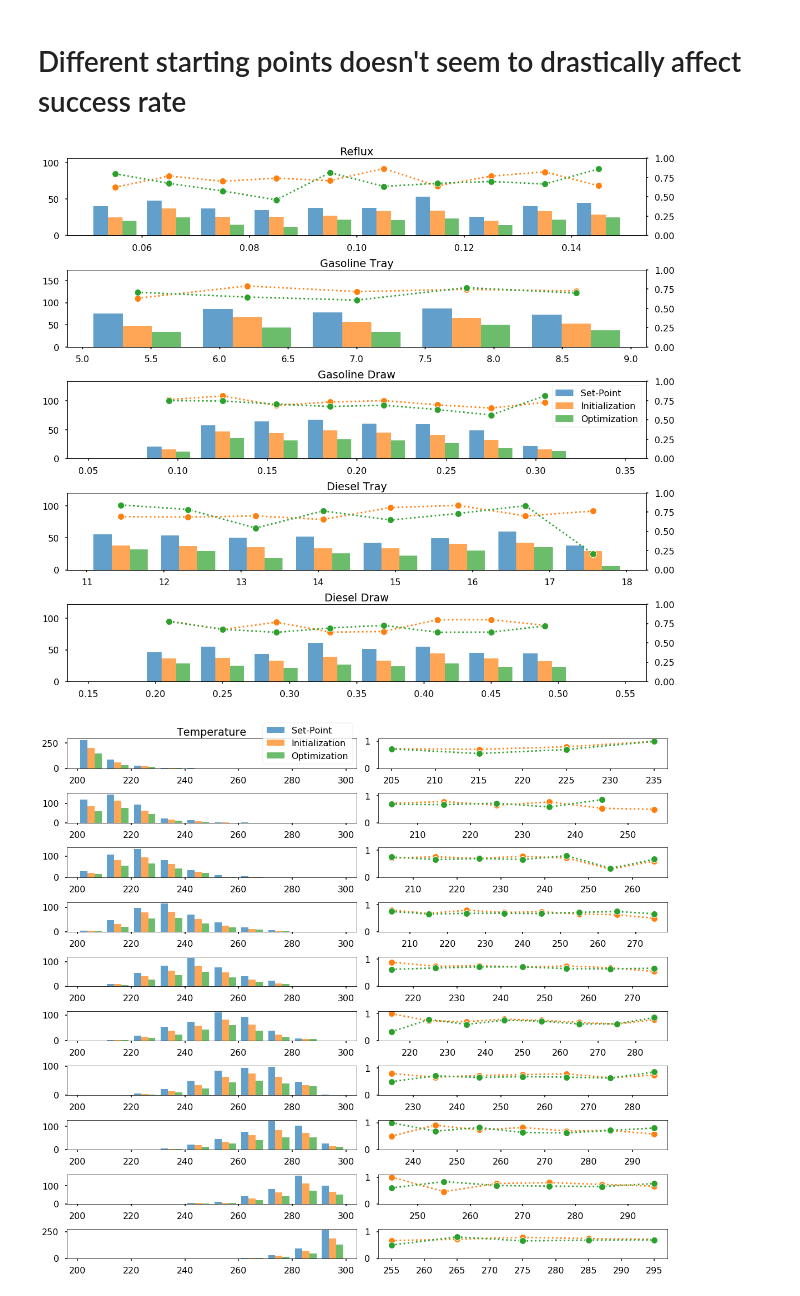
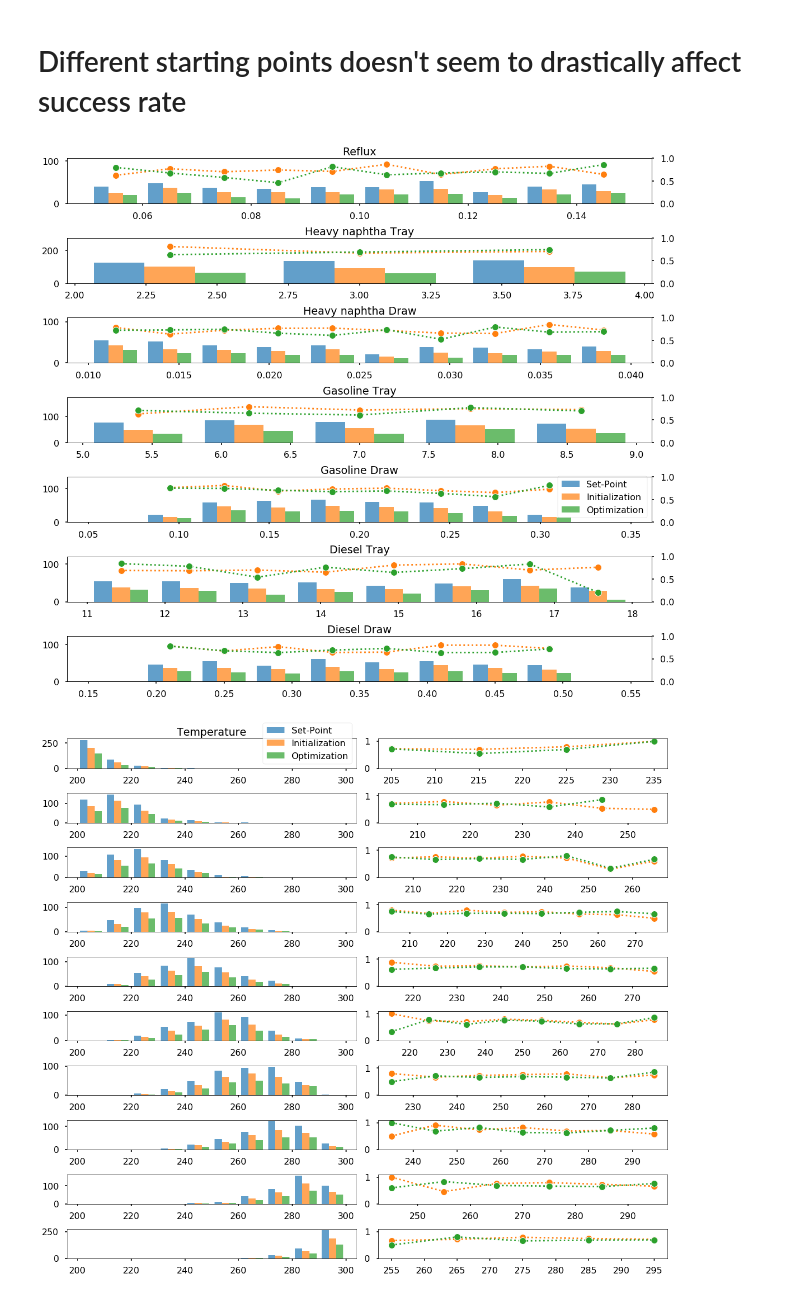
Before and after one commit to naienh/FT-Reactive-Distillation-Pyomo, a Jupyter notebook: showcase/3rd_level/Analysis.ipynb, the cells around one changed output. Drawn from its saved outputs; the diff is of its cells as text; code cells hidden in the pictures.

```diff
--- a/showcase/3rd_level/Analysis.ipynb
+++ b/showcase/3rd_level/Analysis.ipynb
@@ -91,42 +91,46 @@ sum(finished_optimization)
 # Different starting points doesn't seem to drastically affect success rate
 # %%
 reflux_ratio_all = np.array([random_states[i].rr_ratio for i in random_states if i in total_runs])
+intermediate_location_all = np.array([sorted(random_states[i].side_draw_flag.keys())[0] for i in random_states if i in total_runs])
+intermediate_draw_all = np.array([list(random_states[i].side_draw_flag.values())[0] for i in random_states if i in total_runs])
 gasoline_location_all = np.array([sorted(random_states[i].side_draw_flag.keys())[1] for i in random_states if i in total_runs])
 gasoline_draw_all = np.array([list(random_states[i].side_draw_flag.values())[1] for i in random_states if i in total_runs])
 diesel_location_all = np.array([sorted(random_states[i].side_draw_flag.keys())[2] for i in random_states if i in total_runs])
 diesel_draw_all = np.array([list(random_states[i].side_draw_flag.values())[2] for i in random_states if i in total_runs])
 
-fig, axs = plt.subplots(5,1,figsize=(16,14))
+fig, axs = plt.subplots(7,1,figsize=(16,14))
 
 tmp_dic = {0:(reflux_ratio_all,'Reflux',(0.05,0.15),10),
-          1:(gasoline_location_all,'Gasoline Tray',(5,9),5),
-          2:(gasoline_draw_all,'Gasoline Draw',(0.05,0.35),10),
-          3:(diesel_location_all,'Diesel Tray',(11,18),8),
-          4:(diesel_draw_all,'Diesel Draw',(0.15,0.55),10)}
+          1:(intermediate_location_all,'Heavy naphtha Tray',(2,4),3),
+          2:(intermediate_draw_all,'Heavy naphtha Draw',(0.01,0.04),10),
+          3:(gasoline_location_all,'Gasoline Tray',(5,9),5),
+          4:(gasoline_draw_all,'Gasoline Draw',(0.05,0.35),10),
+          5:(diesel_location_all,'Diesel Tray',(11,18),8),
+          6:(diesel_draw_all,'Diesel Draw',(0.15,0.55),10)}
 
-for j in range(5):
+for j in range(7):
     y, bins, patches = axs[j].hist((divide_data(tmp_dic[j][0])),bins=tmp_dic[j][3],histtype='bar',range=tmp_dic[j][2],alpha=0.7)
     ymax = max(y[0])
     axs[j].set_ylim(bottom=0,top=2*ymax)
 
     bincenters = 0.5*(bins[1:]+bins[:-1])
     ratio_init = [float('nan') if j==0 or i==0 else i/j for i,j in zip(y[1],y[0])]
     ratio_opt = [float('nan') if j==0 or i==0 else i/j for i,j in zip(y[2],y[1])]
 
     ax_ = plt.twinx(axs[j])
     ax_.plot(bincenters,ratio_init,'C1:o',markeredgecolor='w',markersize=12,markeredgewidth = 1)
     ax_.plot(bincenters,ratio_opt,'C2:o',markeredgecolor='w',markersize=12,markeredgewidth = 1)
     ax_.set_ylim(0,1)
 
     # ax.grid()
     axs[j].set_title(tmp_dic[j][1])
 
-axs[2].legend(['Set-Point','Initialization','Optimization'])
+axs[4].legend(['Set-Point','Initialization','Optimization'])
 plt.tight_layout()
 plt.show()
 plt.close()
 # %% [output]
-[figure, old version]
+[figure, new version]
 # %%
 temperature_all = {j:np.array([random_states[i].temperature_flag[j] for i in random_states if i in total_runs])\
                    for j in reactive_stages}
```
Also changed, not shown: parts of 19 cells of this notebook.
